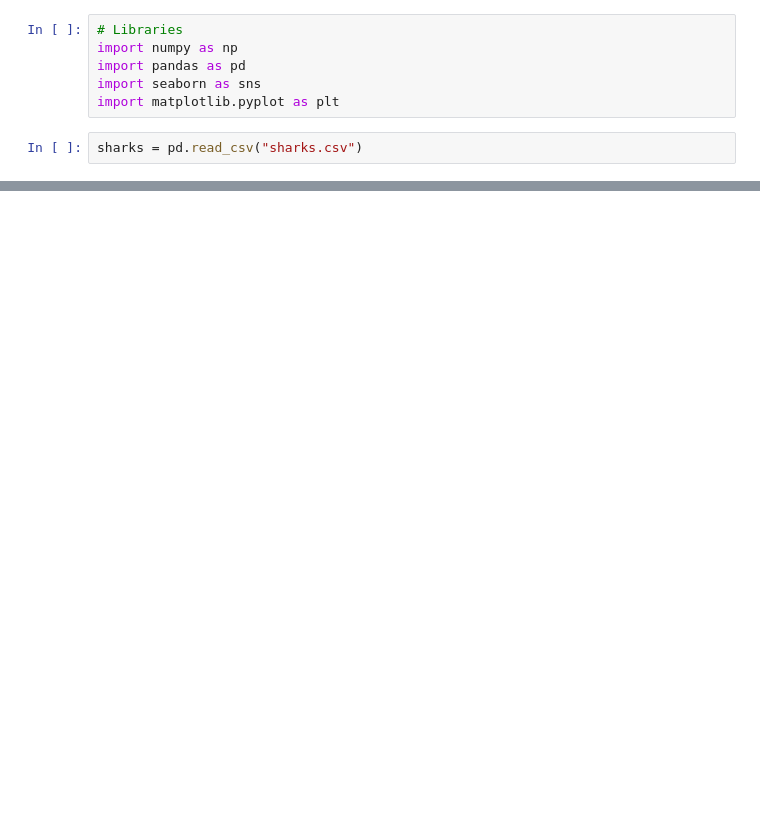
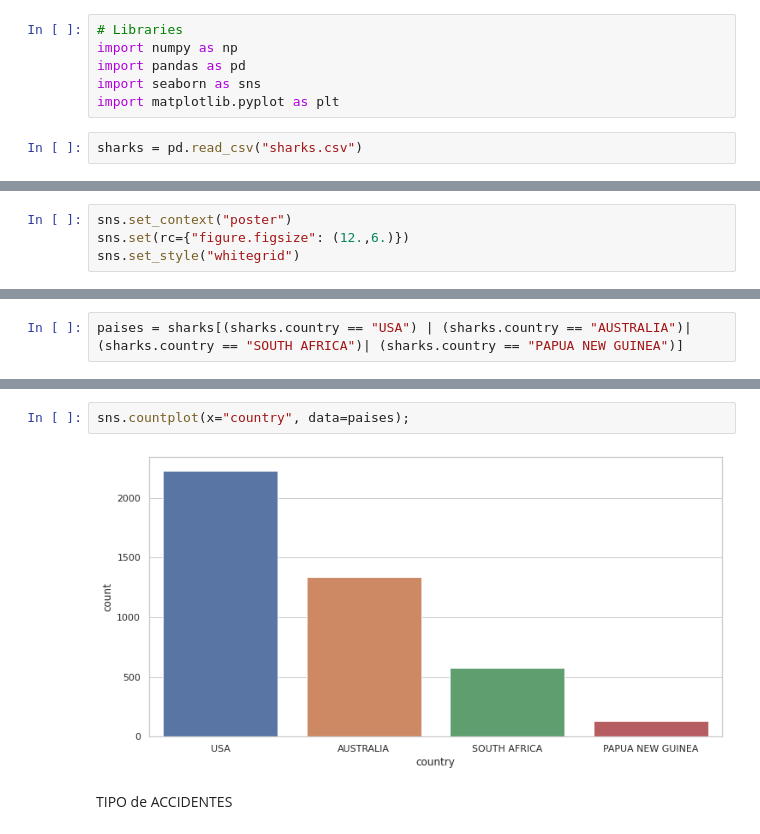
Before and after one commit to jesuschao/data-cleaning-pandas, a Jupyter notebook: your-code/analysis.ipynb, the cells around one changed output, grey strips where cells are left out. Saved outputs shown, nothing was run; the diff lists cells and outputs as text; blank space fills up the shorter version.

```diff
--- a/your-code/analysis.ipynb
+++ b/your-code/analysis.ipynb
@@ -13,3 +13,7 @@ sharks.head(3)
 | 0 | 0 | 2018.06.25 | Jun-2018 | 2018.0 | Boating | USA | California | Oceanside, San Diego County | Paddling | Julie Wolfe | ... |
 | 1 | 1 | 2018.06.18 | Jun-2018 | 2018.0 | Accidental | USA | Georgia | St. Simon Island, Glynn County | Standing | Adyson McNeely | ... |
 | 2 | 2 | 2018.06.09 | Jun-2018 | 2018.0 | Injured/Fatal | USA | Hawaii | Habush, Oahu | Surfing | John Denges | ... |
+# %%
+sns.set_context("poster")
+sns.set(rc={"figure.figsize": (12.,6.)})
+sns.set_style("whitegrid")
@@ -15,0 +39,2 @@ sharks.head(3)
+# %%
+paises = sharks[(sharks.country == "USA") | (sharks.country == "AUSTRALIA")| (sharks.country == "SOUTH AFRICA")| (sharks.country == "PAPUA NEW GUINEA")]
@@ -15,0 +55,6 @@ sharks.head(3)
+# %%
+sns.countplot(x="country", data=paises);
+# %% [output]
+[figure, added]
+# %% [markdown]
+TIPO de ACCIDENTES
```
Also changed, not shown: parts of 11 cells of this notebook, 5 other files.
